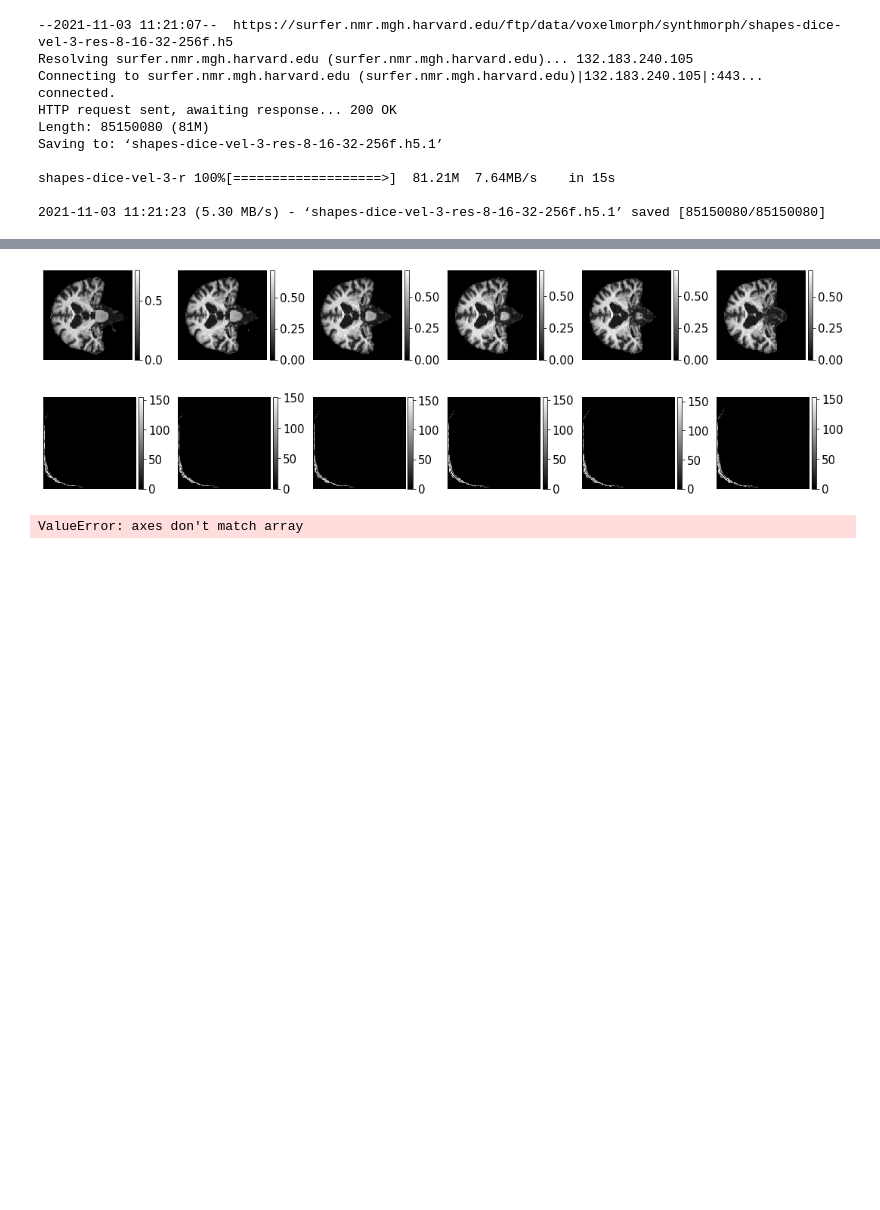
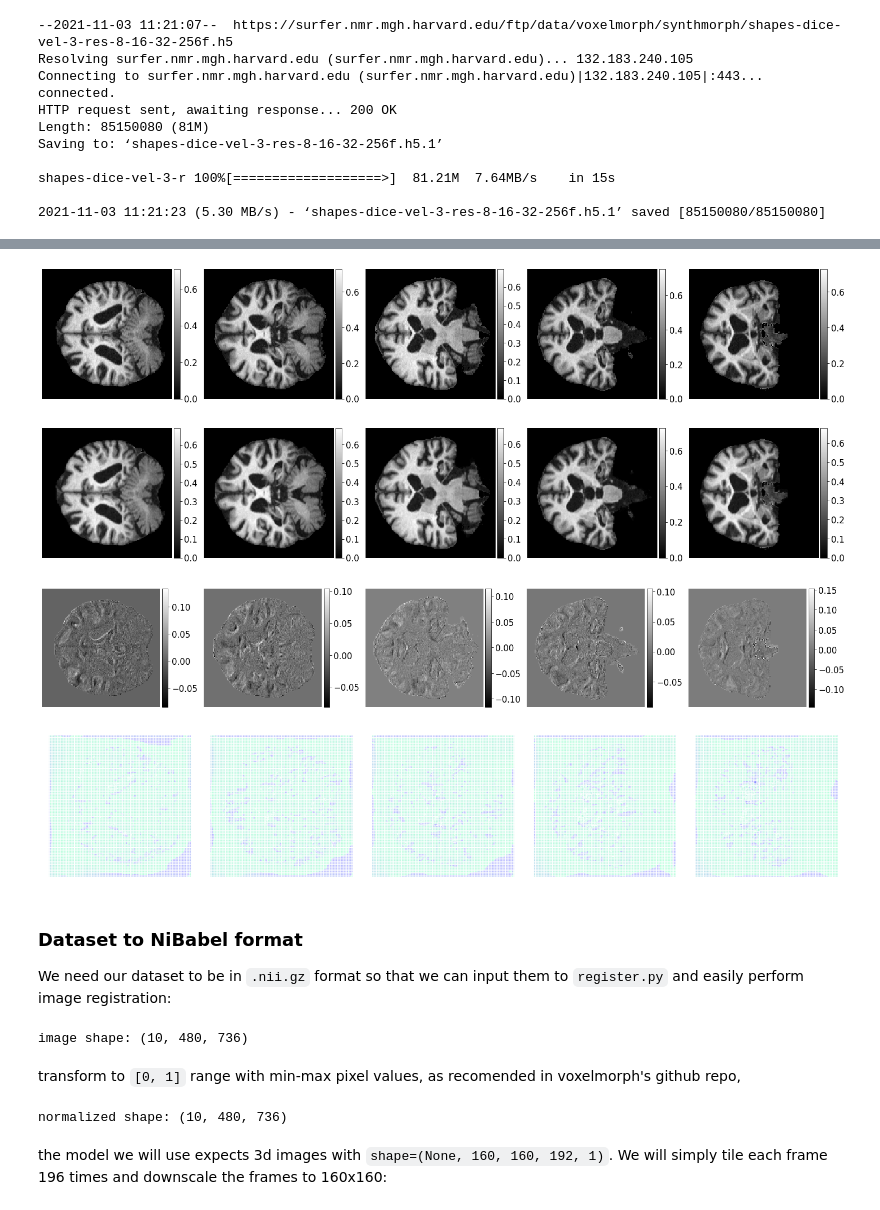
Before and after one commit to Sager611/stabilize2p, a Jupyter notebook: notebooks/voxelmorph.ipynb, the cells around one changed output, grey strips where cells are left out. Cells and saved outputs as stored; diff of their text form; code cells hidden in the pictures; blank space fills up the shorter version.

Commit message:
implemented pre-trained voxelmorph model using sub-images

```diff
--- a/notebooks/voxelmorph.ipynb
+++ b/notebooks/voxelmorph.ipynb
@@ -126,9 +130,11 @@ nib.save(ref, path)
 # %%
 ref = nib.load('../data/ref.nii.gz').get_fdata()
 warped = nib.load('../data/warped.nii.gz').get_fdata()
+flow = nib.load('../data/flow.nii.gz').get_fdata()
 
 print(f'reference image shape: {ref.shape}')
-print(f'warped image shape: {ref.shape}')
+print(f'warped image shape: {warped.shape}')
+print(f'flow shape: {flow.shape}')
 # %% [output]
 reference image shape: (160, 160, 192)
 warped image shape: (160, 160, 192)
@@ -143,29 +153,49 @@ plt.show()
 # %%
-# plot
-imgs = [ref[..., i] for i in range(90, 96)]
-ne.plot.slices(imgs, cmaps=['gray'], do_colorbars=True)
+ran = range(60, 60 + 10*5, 10)
+width = 20
 
-imgs = [warped[..., i] for i in range(90, 96)]
-ne.plot.slices(imgs, cmaps=['gray'], do_colorbars=True);
+# plots
+imgs = [ref[..., i] for i in ran]
+ne.plot.slices(imgs, cmaps=['gray'], do_colorbars=True, width=width)
+
+imgs = [warped[..., i] for i in ran]
+ne.plot.slices(imgs, cmaps=['gray'], do_colorbars=True, width=width);
+
+imgs = [warped[..., i] - ref[..., i] for i in ran]
+ne.plot.slices(imgs, cmaps=['gray'], do_colorbars=True, width=width);
+
+imgs = [flow[..., i, :2] for i in ran]
+# ne.plot.slices(imgs, cmaps=['gray'], do_colorbars=False);
+ne.plot.flow(imgs, width=width);
 # %% [output]
-[figure, old version]
+[figure, new version]
-[figure, old version]
+[figure, new version]
+[figure, added]
+[figure, added]
-# %%
-# our data will be of shape 160 x 192 x 224
-vol_shape = (160, 192, 224)
-nb_features = [
-    [16, 32, 32, 32],
-    [32, 32, 32, 32, 32, 16, 16]
-]
-
-# unet
-vxm_model = vxm.networks.VxmDense(vol_shape, nb_features, int_steps=0)
-
-# losses and loss weights
-losses = ['mse', vxm.losses.Grad('l2').loss]
-loss_weights = [1, 0.01]
-vxm_model.compile(optimizer=tf.keras.optimizers.Adam(lr=1e-4), loss=losses, loss_weights=loss_weights)
-
-vxm_model.load_weights('../models/voxelmorph-pretrained-vxm_dense_brain_T1_3D_mse.h5')
-# %% [output]
-ValueError: axes don't match array
+# %% [markdown]
+### Dataset to NiBabel format
+
+We need our dataset to be in `.nii.gz` format so that we can input them to `register.py` and easily perform image registration:
+# %%
+try:
+    del image
+except Exception:
+    pass
+
+in_path = pystackreg_examples[1]
+image = tiff.imread(in_path, key=range(10))
+print(f'image shape: {image.shape}');
+# %% [output]
+image shape: (10, 480, 736)
+# %% [markdown]
+transform to `[0, 1]` range with min-max pixel values, as recomended in voxelmorph's github repo,
+# %%
+low, hig = image.min(), image.max()
+normalized = (image - low) / (hig - low)
+
+# voxelmorph saves data in x, y, z format. We will
+print(f'normalized shape: {normalized.shape}')
+# %% [output]
+normalized shape: (10, 480, 736)
+# %% [markdown]
+the model we will use expects 3d images with `shape=(None, 160, 160, 192, 1)`. We will simply tile each frame 196 times and downscale the frames to 160x160:
```
Also changed, not shown: parts of 28 cells of this notebook, 5 other files.
